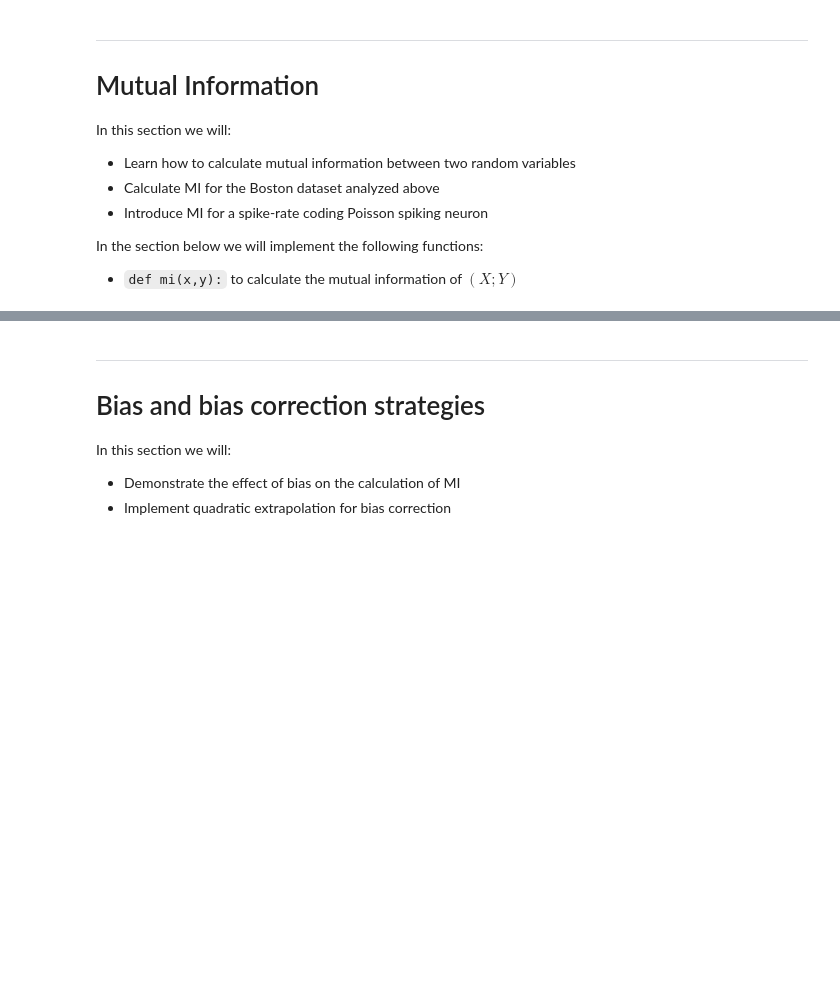
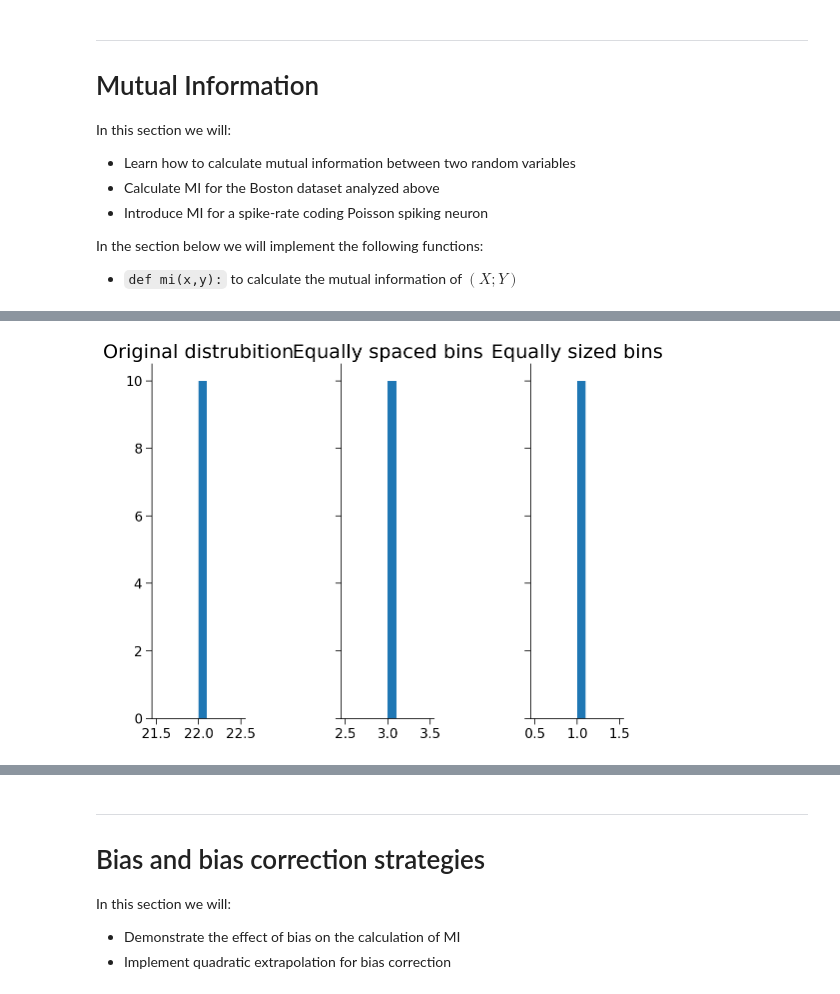
Before and after one commit to rmaffulli/MI_tutorial, a Jupyter notebook: MI_tutorial.ipynb, the cells around one changed output, grey strips where cells are left out. Saved outputs shown, nothing was run; the diff lists cells and outputs as text; code cells hidden in the pictures; blank space fills up the shorter version.

```diff
--- a/MI_tutorial.ipynb
+++ b/MI_tutorial.ipynb
@@ -395,0 +386,43 @@ Another issue with using a plug-in estimate is due to bias. We'll cover this in
+# %%
+def bin_data(data,nbins,mode):
+  if mode == 'eqspace':
+    bins = np.linspace(np.min(data),np.max(data),nbins+1)
+    data_binned = np.digitize(data,bins)
+  elif mode == 'eqsize':
+    data_binned = np.zeros_like(data)
+    sorted_idxs = np.argsort(data)
+    split_idxs = np.array_split(sorted_idxs, nbins)
+    bin = 1
+    for s_i in split_idxs:
+      for i in s_i:
+        data_binned[i] = bin
+      bin += 1
+  else:
+    raise ValueError("Wrong binning mode given as input")
+  return data_binned
+# %%
+#@title Histogram resulting from different binning strategies
+trials = 1 #@param {type:"slider", min:1, max:1000, step:1}
+rate_1 = 1 #@param {type:"slider", min:1, max:10, step:0.5}
+rate_2 = 1 #@param {type:"slider", min:1, max:10, step:0.5}
+n_bins = 2 #@param {type:"slider", min:2, max:50, step:1}
+
+tm = np.linspace(0,10,1000)
+
+sp_cnt = np.zeros((trials,))
+for i,_ in enumerate(sp_cnt):
+  sp_cnt[i] = np.sum(poisson_spike(tm,rate_1)) + \
+   np.sum(poisson_spike(tm,rate_2))
+
+binned_sp_cnt_esp = bin_data(sp_cnt,n_bins,'eqspace')
+binned_sp_cnt_esi = bin_data(sp_cnt,n_bins,'eqsize')
+
+f, axs = plt.subplots(1,3,sharey=True,tight_layout=True)
+_ = axs[0].hist(sp_cnt, density=True)
+_ = axs[0].set_title('Original distrubition')
+_ = axs[1].hist(binned_sp_cnt_esp, density=True)
+_ = axs[1].set_title('Equally spaced bins')
+_ = axs[2].hist(binned_sp_cnt_esi, density=True)
+_ = axs[2].set_title('Equally sized bins')
+# %% [output]
+[figure, added]
```
Also changed, not shown: parts of 13 cells of this notebook.
